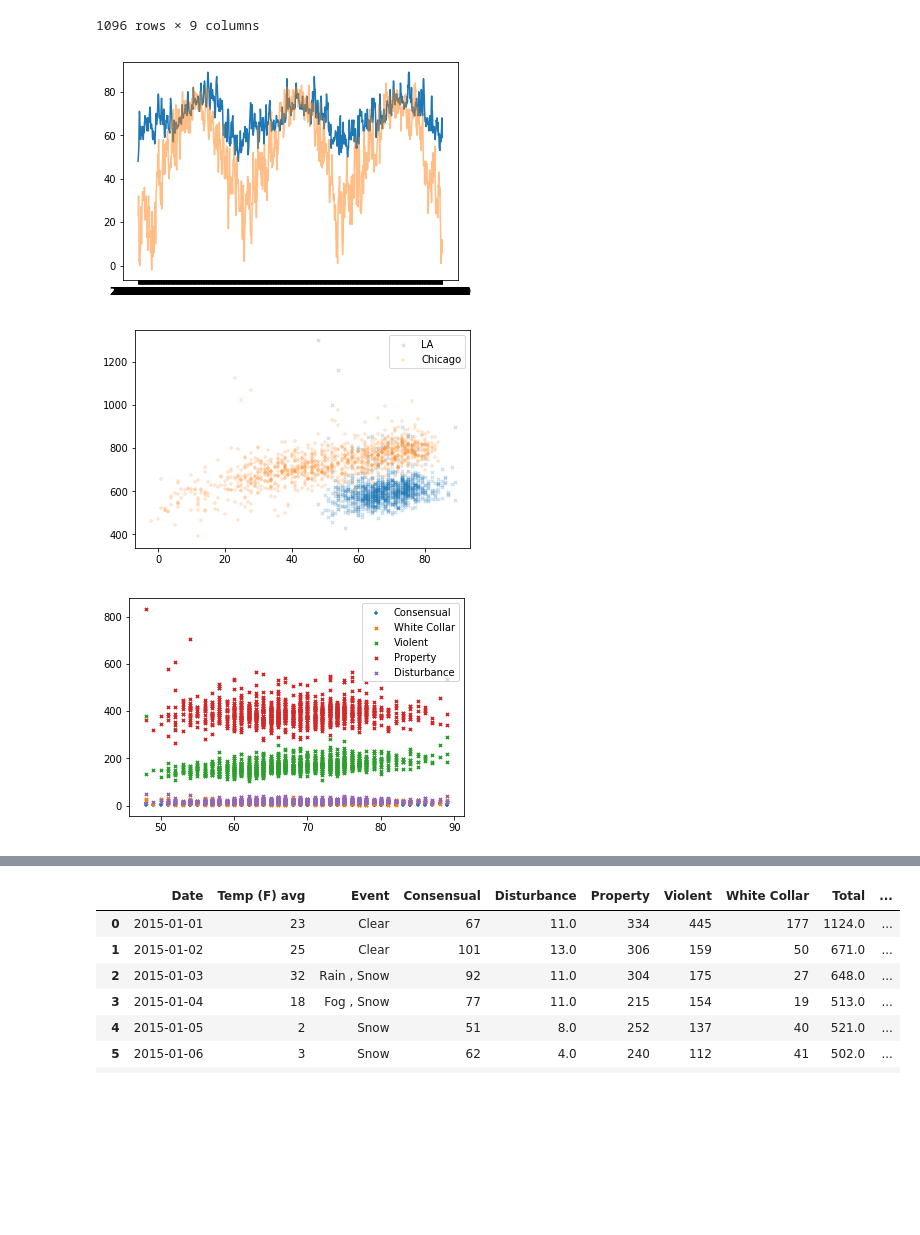
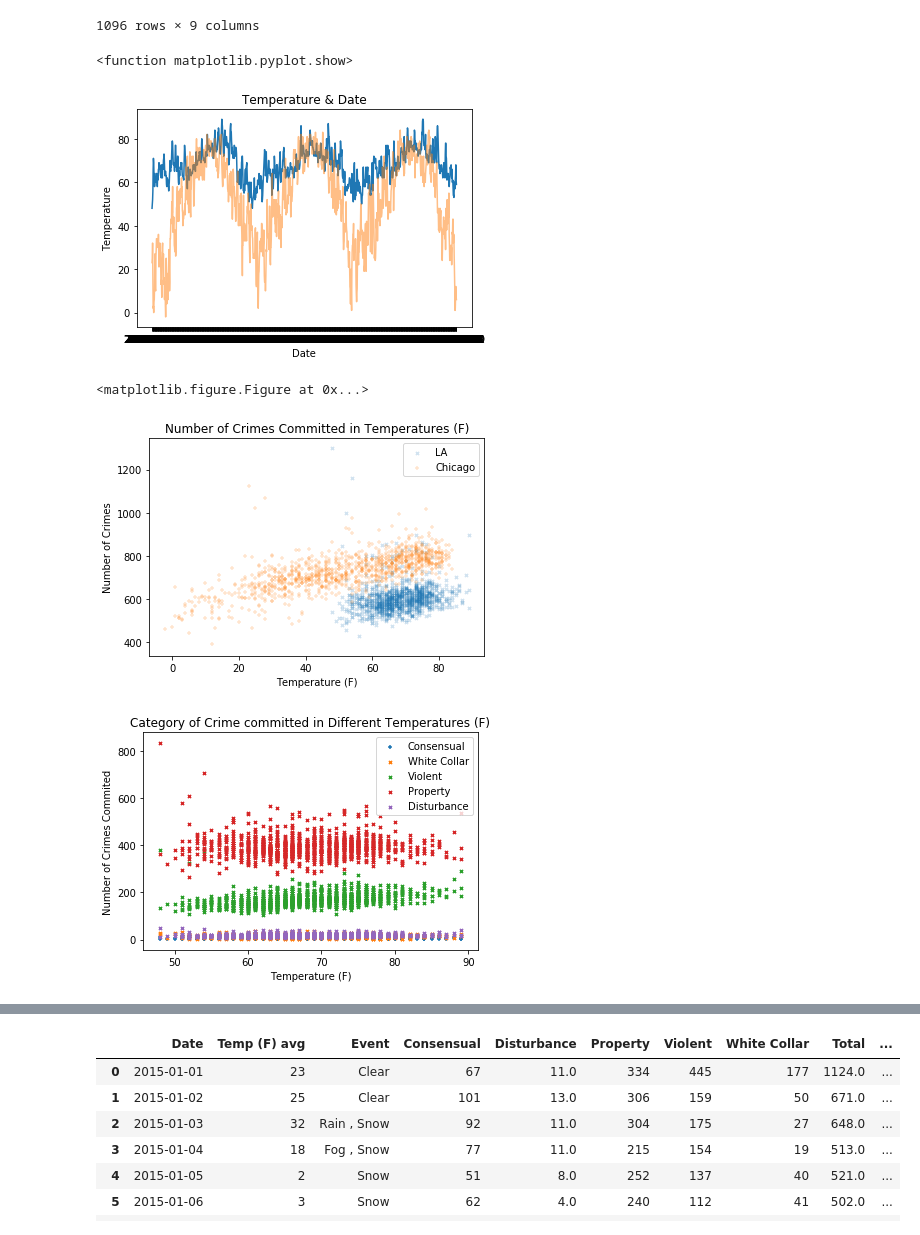
Before and after one commit to minxstm/Bootcamp_Project_1, a Jupyter notebook: Some_Plots_Kevin.ipynb, the cells around one changed output, grey strips where cells are left out. Cells and saved outputs as stored; diff of their text form; code cells hidden in the pictures; blank space fills up the shorter version.

Commit message:
Add Labels
Added Titles

```diff
--- a/Some_Plots_Kevin.ipynb
+++ b/Some_Plots_Kevin.ipynb
@@ -50,16 +50,24 @@ chi_df
 # %%
 plt.plot(la_df["Date"],la_df["Temp (F) avg"])
 plt.plot(chi_df["Date"],chi_df["Temp (F) avg"],alpha=0.5)
+plt.title("Temperature & Date")
+plt.ylabel("Temperature")
+plt.xlabel("Date")
 plt.show()
 # %% [output]
+<function matplotlib.pyplot.show>
-[figure, old version]
+[figure, new version]
+<matplotlib.figure.Figure at 0x...>
 # %%
 plt.scatter(la_df["Temp (F) avg"], la_df["Total"],s=10,marker="x",alpha=0.2,label="LA")
 plt.scatter(chi_df["Temp (F) avg"], chi_df["Total"],s=10,marker="+",alpha=0.2,label="Chicago")
+plt.title("Number of Crimes Committed in Temperatures (F)")
+plt.xlabel("Temperature (F)")
+plt.ylabel("Number of Crimes")
 plt.legend()
 plt.show()
 # %% [output]
-[figure, old version]
+[figure, new version]
 # %%
 plt.scatter(la_df["Temp (F) avg"], la_df["Consensual"],s=10,marker="+")
 plt.scatter(la_df["Temp (F) avg"], la_df["White Collar"],s=10,marker="x")
@@ -67,9 +75,12 @@ plt.scatter(la_df["Temp (F) avg"], la_df["Violent"],s=10,marker="x")
 plt.scatter(la_df["Temp (F) avg"], la_df["Property"],s=10,marker="x")
 plt.scatter(la_df["Temp (F) avg"], la_df["Disturbance"],s=10,marker="x")
 plt.legend()
+plt.title("Category of Crime committed in Different Temperatures (F)")
+plt.xlabel("Temperature (F)")
+plt.ylabel("Number of Crimes Commited")
 plt.show()
 # %% [output]
-[figure, old version]
+[figure, new version]
 # %%
 #plt.scatter(chi_df["Temp (F) avg"], chi_df["Consensual"],s=10,marker="+")
 #plt.scatter(chi_df["Temp (F) avg"], chi_df["White Collar"],s=10,marker="x")
```
Also changed, not shown: parts of 6 cells of this notebook.
